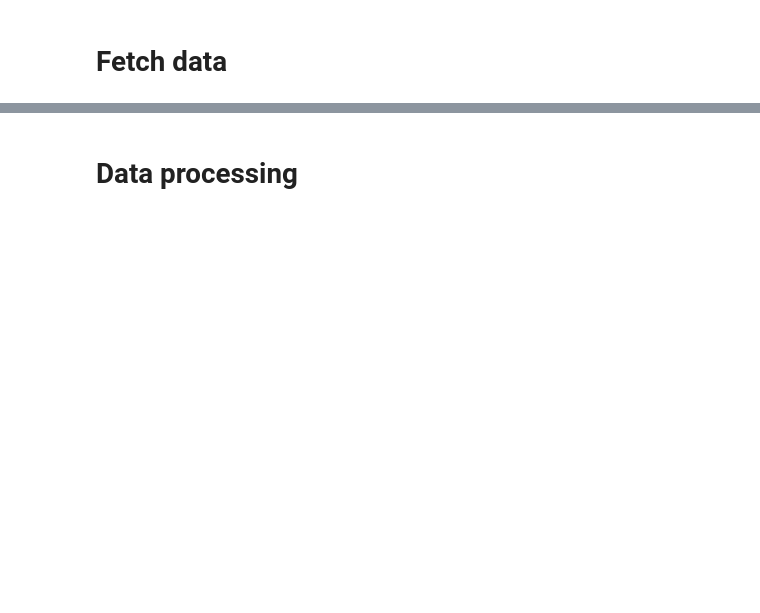
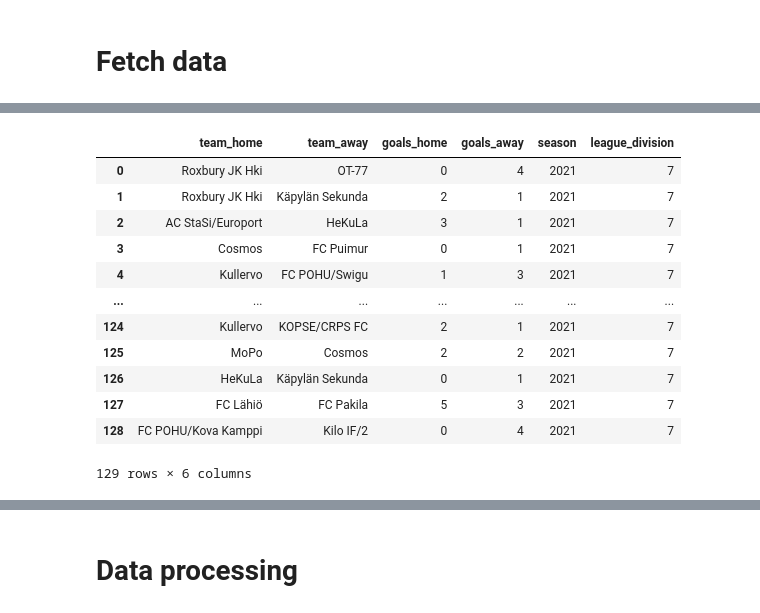
Before and after one commit to jaksticks/match_prediction, a Jupyter notebook: notebooks/palloliitto_big_scrape.ipynb, the cells around one changed output, grey strips where cells are left out. Cells and saved outputs as stored; diff of their text form; code cells hidden in the pictures; blank space fills up the shorter version.

```diff
--- a/notebooks/palloliitto_big_scrape.ipynb
+++ b/notebooks/palloliitto_big_scrape.ipynb
@@ -242,0 +150,19 @@ df.to_csv('../data/results/finland_6_7_divisions_results_2023_2025.csv', index=F
+# %%
+aux = get_results(driver)
+aux['season'] = '2021'
+aux['league_division'] = '7'
+aux
+# %% [output]
+|  | team_home | team_away | goals_home | goals_away | season | league_division |
+| 0 | Roxbury JK Hki | OT-77 | 0 | 4 | 2021 | 7 |
+| 1 | Roxbury JK Hki | Käpylän Sekunda | 2 | 1 | 2021 | 7 |
+| 2 | AC StaSi/Europort | HeKuLa | 3 | 1 | 2021 | 7 |
+| 3 | Cosmos | FC Puimur | 0 | 1 | 2021 | 7 |
+| 4 | Kullervo | FC POHU/Swigu | 1 | 3 | 2021 | 7 |
+| ... | ... | ... | ... | ... | ... | ... |
+| 124 | Kullervo | KOPSE/CRPS FC | 2 | 1 | 2021 | 7 |
+| 125 | MoPo | Cosmos | 2 | 2 | 2021 | 7 |
+| 126 | HeKuLa | Käpylän Sekunda | 0 | 1 | 2021 | 7 |
+| 127 | FC Lähiö | FC Pakila | 5 | 3 | 2021 | 7 |
+| 128 | FC POHU/Kova Kamppi | Kilo IF/2 | 0 | 4 | 2021 | 7 |
+129 rows × 6 columns
```
Also changed, not shown: parts of 38 cells of this notebook, 20 other files.
